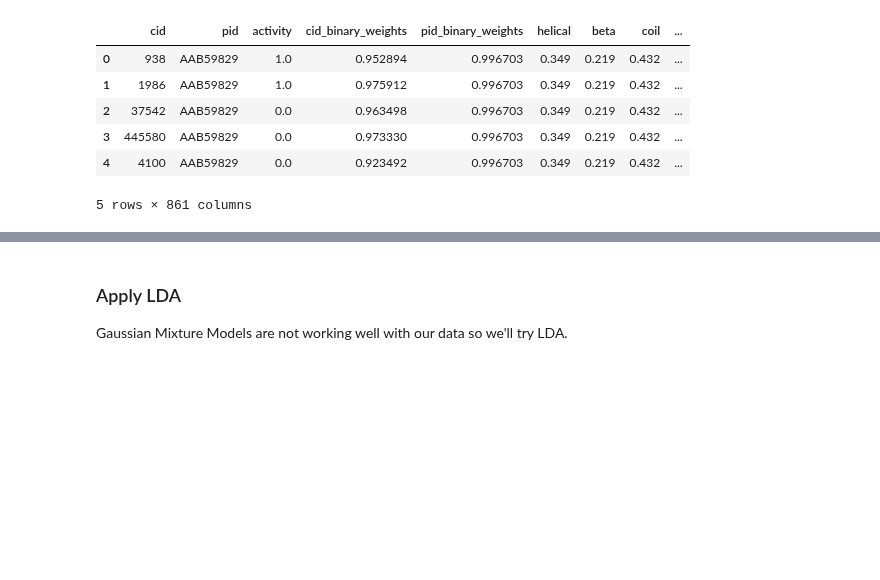
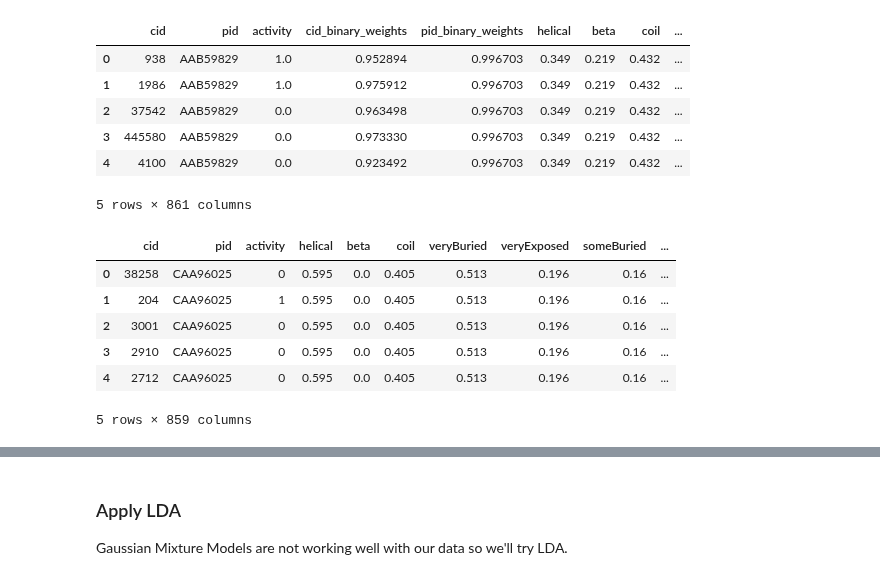
Before and after one commit to BrianDavisMath/FDA-COVID19, a Jupyter notebook: notebooks/K-L Divergence and GMM.ipynb, the cells around one changed output, grey strips where cells are left out. Drawn from its saved outputs; the diff is of its cells as text; code cells hidden in the pictures; blank space fills up the shorter version.

```diff
--- a/notebooks/K-L Divergence and GMM.ipynb
+++ b/notebooks/K-L Divergence and GMM.ipynb
@@ -170,2 +174,18 @@ Number of columns: 5
+# %%
+optional_training_interactions_csv = '../data/v4/optional_training_interactions_v4.csv'
+required_training_interactions_csv = '../data/v4/required_training_interactions_v4.csv'
+
+optional_training_interactions = pd.read_csv(optional_training_interactions_csv, index_col=0)
+required_training_interactions = pd.read_csv(required_training_interactions_csv, index_col=0)
+
+opt_unique = optional_training_interactions.drop_duplicates(["cid", "activity"]).drop("activity_score", axis=1)
+req_unique = required_training_interactions.drop_duplicates(["cid", "activity"])
+
+df_training_unique_interactions = pd.concat([opt_unique, req_unique])
+
+df_pid_trn = pd.merge(df_training_unique_interactions, df_expasy, on='pid', how='inner')
+df_pid_trn = pd.merge(df_pid_trn, df_profeat, on='pid', how='inner')
+
+df_cid_trn = pd.merge(df_interactions, df_dragon_features, on='cid', how='inner')
 # %% [markdown]
 ### Check for types and missing values
@@ -179,0 +192,9 @@ print(df_cid.shape)
+# %%
+df_pid_vld.activity = df_pid_vld.activity.astype(float)
+df_cid_vld.activity = df_cid_vld.activity.astype(float)
+df_pid_trn.activity = df_pid_trn.activity.astype(float)
+df_cid_trn.activity = df_cid_trn.activity.astype(float)
+print('pid validation set: {}'.format(df_pid_vld.shape))
+print('cid validation set: {}'.format(df_cid_vld.shape))
+print('pid training set: {}'.format(df_pid_trn.shape))
+print('cid training set: {}'.format(df_cid_trn.shape))
@@ -227,3 +266,13 @@ df_pid.head()
 | 3 | 445580 | AAB59829 | 0.0 | 0.973330 | 0.996703 | 0.349 | 0.219 | 0.432 | ... |
 | 4 | 4100 | AAB59829 | 0.0 | 0.923492 | 0.996703 | 0.349 | 0.219 | 0.432 | ... |
 5 rows × 861 columns
+# %%
+df_pid_trn.head()
+# %% [output]
+|  | cid | pid | activity | helical | beta | coil | veryBuried | veryExposed | someBuried | ... |
+| 0 | 38258 | CAA96025 | 0 | 0.595 | 0.0 | 0.405 | 0.513 | 0.196 | 0.16 | ... |
+| 1 | 204 | CAA96025 | 1 | 0.595 | 0.0 | 0.405 | 0.513 | 0.196 | 0.16 | ... |
+| 2 | 3001 | CAA96025 | 0 | 0.595 | 0.0 | 0.405 | 0.513 | 0.196 | 0.16 | ... |
+| 3 | 2910 | CAA96025 | 0 | 0.595 | 0.0 | 0.405 | 0.513 | 0.196 | 0.16 | ... |
+| 4 | 2712 | CAA96025 | 0 | 0.595 | 0.0 | 0.405 | 0.513 | 0.196 | 0.16 | ... |
+5 rows × 859 columns
```
Also changed, not shown: parts of 35 cells of this notebook.
